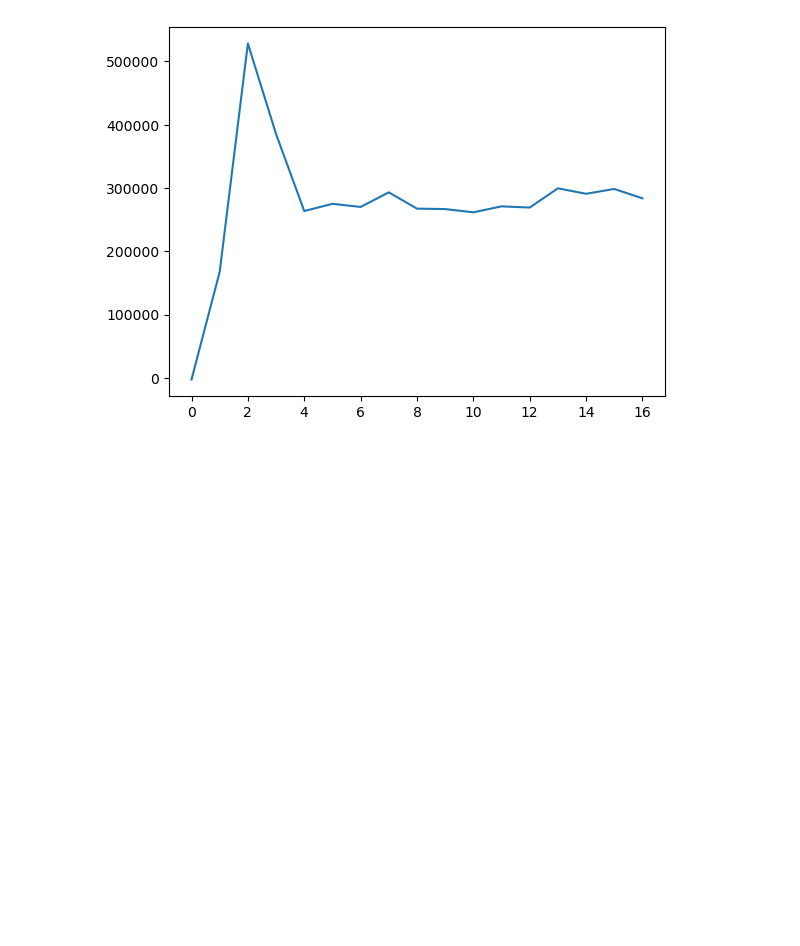
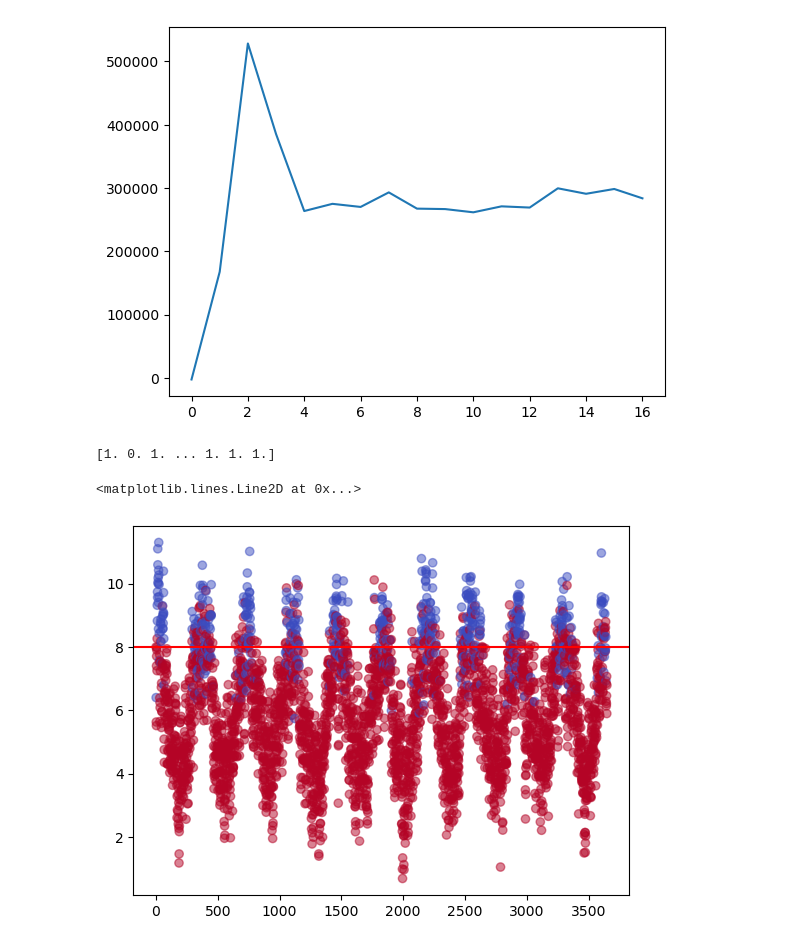
Before and after one commit to GuidoDSalem/TP---AplicacionesComputacionales, a Jupyter notebook: main.ipynb, the cells around one changed output. Cells and saved outputs as stored; diff of their text form; code cells hidden in the pictures; blank space fills up the shorter version.

```diff
--- a/main.ipynb
+++ b/main.ipynb
@@ -393,8 +393,8 @@ def ganancia(molinoNorte, molinoSur,k):
 
     return gananciaNorte +  gananciaSur
 # %%
-simulations = simulacion(kappa, sigma,beta,gamma,dias= 365, M=M)
-earning_year = ganancia(simulations[0],simulations[1],PRICE,PRICE,20)
+simulations = simulacion(kappa, sigma,beta,gamma,dias= 365 * 10, M=M)
+earning_year = ganancia(simulations[0],simulations[1],20)
 # %%
 # 5000 = 37 seg
 # 10000 = 1 min 15 seg
@@ -413,3 +415,39 @@ plt.show()
 # plt.show()
 # %% [output]
 [figure]
+# %%
+def gananciaV2(molinoNorte, molinoSur,k):
+
+    isOnNorte = np.zeros_like(molinoNorte)
+    isOnNorte[:,0] = 1
+
+    gananciaNorte = np.zeros(molinoNorte.shape[0])
+
+    for t in range(molinoNorte.shape[1]-1):
+
+        #gananciaNorte_t = ingreso(molinoNorte[:,t],isOnNorte[:,t]) - seRompio(molinoNorte[:,t],isOnNorte) * BREAK_COST
+        gananciaNorte_t = ingreso(molinoNorte[:,t],isOnNorte[:,t]) - seRompio(molinoNorte[:,t],isOnNorte[:,t]) * BREAK_COST
+        nextIsOnNorte,costosNorte_t = nextStateIsOn(molinoNorte[:,t],isOnNorte[:,t],k)
+        isOnNorte[:,t+1] = nextIsOnNorte
+        gananciaNorte += gananciaNorte_t - costosNorte_t
+
+
+
+    return gananciaNorte ,isOnNorte
+# %%
+k =8
+ganancia2 , isOnHistory = gananciaV2(simulations[0],simulations[1],k)
+
+print(isOnHistory[0])
+
+trip = simulations[0]
+
+
+# Scater plot trip
+plt.scatter(range(trip.shape[1]),trip[0,:],c=isOnHistory[0],cmap='coolwarm',alpha=0.5)
+# plot threshold k
+plt.axhline(k, color='red')
+# %% [output]
+[1. 0. 1. ... 1. 1. 1.]
+<matplotlib.lines.Line2D at 0x...>
+[figure, added]
```
Also changed, not shown: parts of 3 cells of this notebook.
